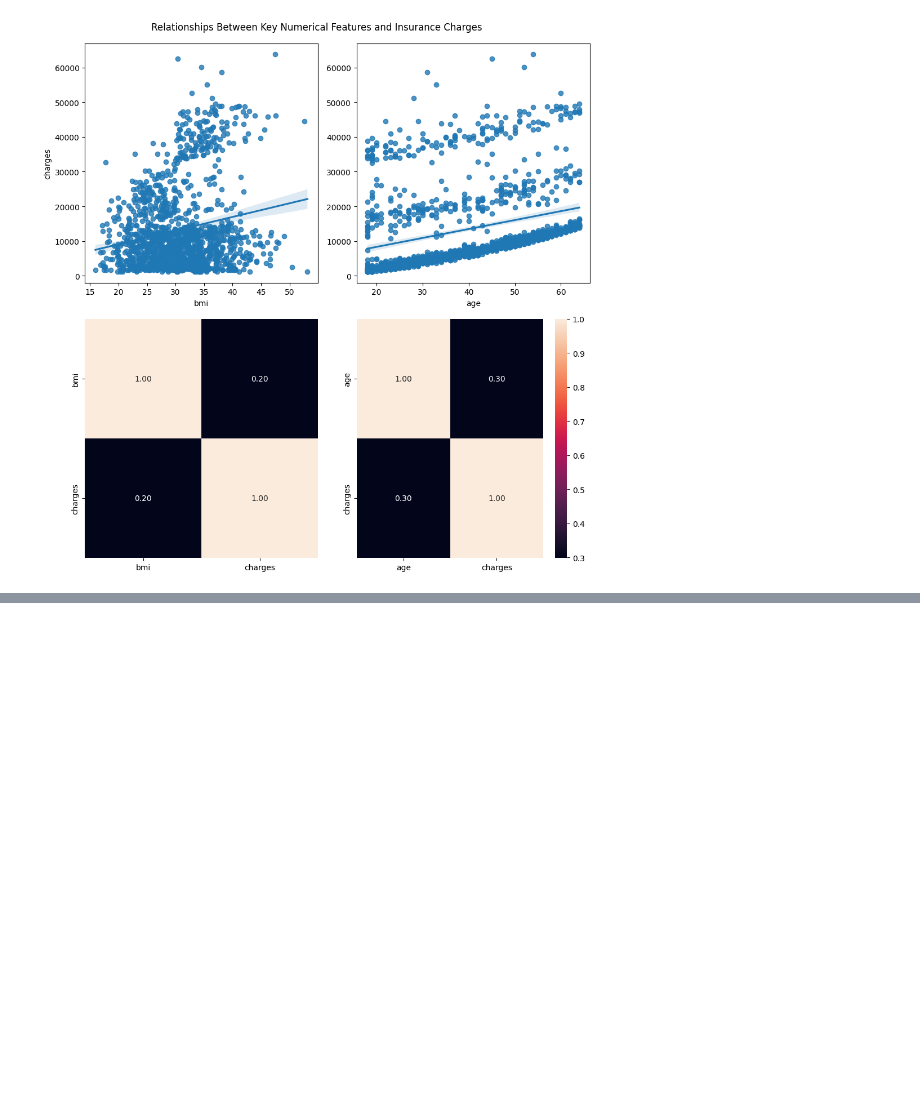
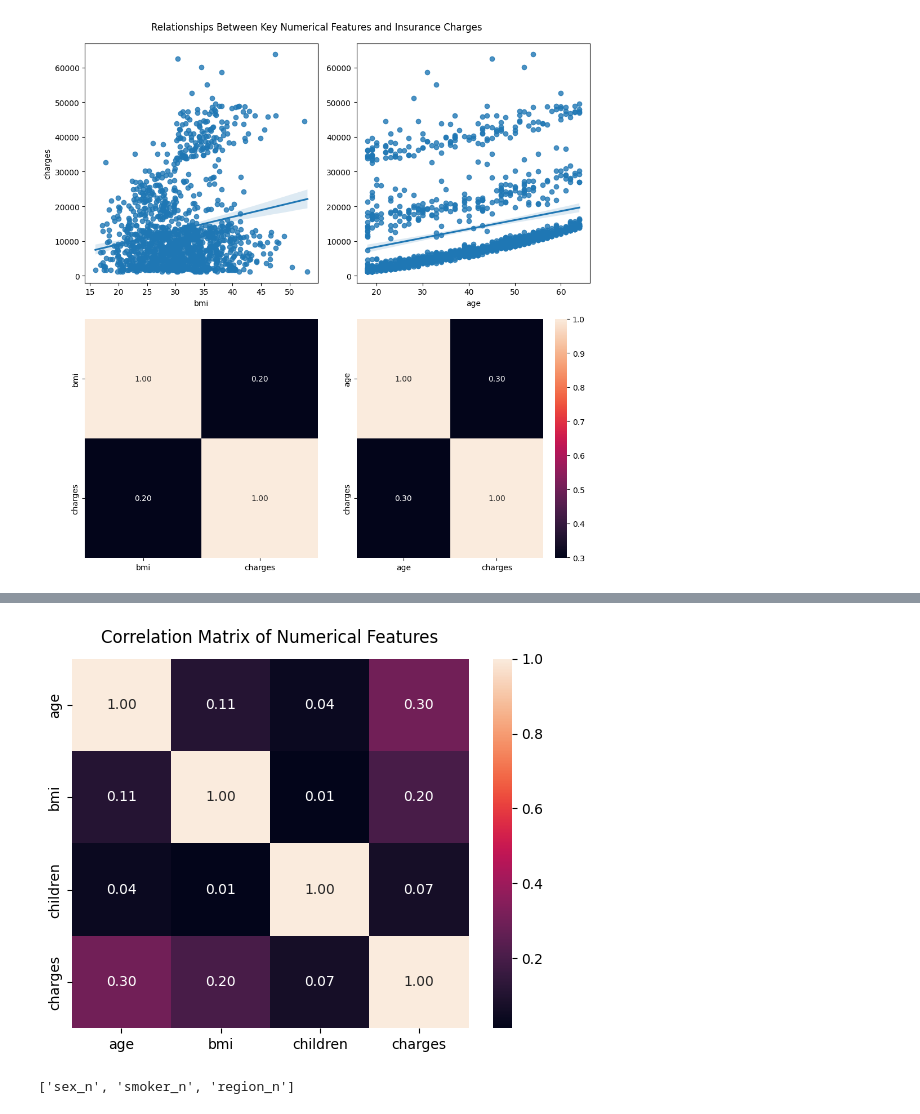
Before and after one commit to 4GeeksAcademy/Team-Crunchy-Tacos_Linear_Regression_Project, a Jupyter notebook: src/explore.ipynb, the cells around one changed output, grey strips where cells are left out. Drawn from its saved outputs; the diff is of its cells as text; code cells hidden in the pictures; blank space fills up the shorter version.

```diff
--- a/src/explore.ipynb
+++ b/src/explore.ipynb
@@ -348,0 +361,11 @@ plt.show()
+# %%
+sns.heatmap(df[numerical_features].corr(), annot = True, fmt = ".2f")
+plt.title("Correlation Matrix of Numerical Features", y=1.02)
+plt.show()
+# %% [output]
+[figure, added]
+# %%
+# Our categorical features
+categorical_features
+# %% [output]
+['sex_n', 'smoker_n', 'region_n']
```
Also changed, not shown: parts of 30 cells of this notebook, 1 other file.
